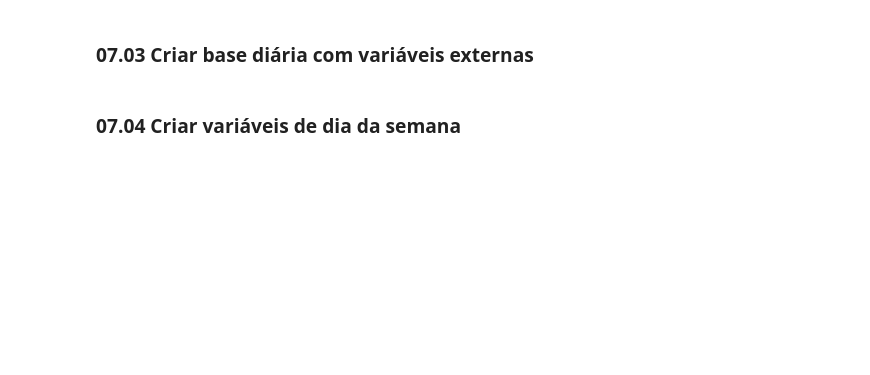
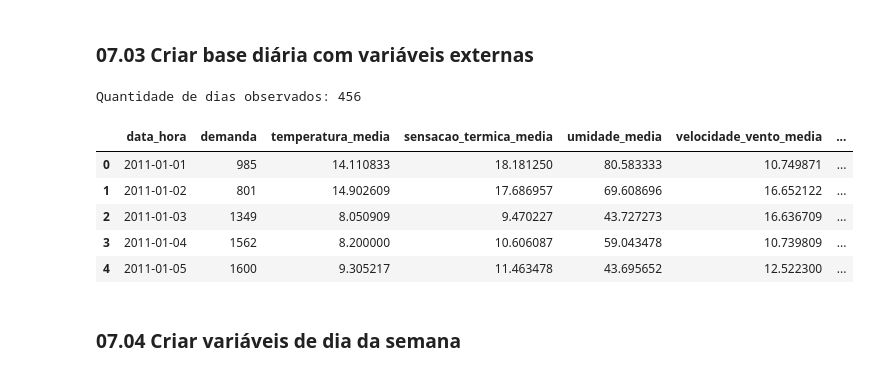
Before and after one commit to ariel-velardo/ALURA, a Jupyter notebook: series-temporais-bikes/notebooks/07_sarimax_variaveis_externas.ipynb, the cells around one changed output. Saved outputs shown, nothing was run; the diff lists cells and outputs as text; code cells hidden in the pictures; blank space fills up the shorter version.

```diff
--- a/series-temporais-bikes/notebooks/07_sarimax_variaveis_externas.ipynb
+++ b/series-temporais-bikes/notebooks/07_sarimax_variaveis_externas.ipynb
@@ -82,4 +150,36 @@ Por exemplo:
 # %% [markdown]
 ### 07.03 Criar base diária com variáveis externas
+# %%
+base_diaria = (
+    df.assign(data=df["data_hora"].dt.floor("D"))
+    .groupby("data", as_index=False)
+    .agg(demanda=("demanda", "sum"),
+         temperatura_media=("temperatura", "mean"),
+         sensacao_termica_media=("sensacao_termica", "mean"),
+         umidade_media=("umidade", "mean"),
+         velocidade_vento_media=("velocidade_vento", "mean"),
+         feriado=("feriado", "max"),
+         dia_util=("dia_util", "max"),
+         dia_semana=("dia_semana", "first"),
+         mes=("mes", "first")
+
+         )
+    .rename(columns={"data": "data_hora"})
+)
+
+
+
+print(f"Quantidade de dias observados: {base_diaria.shape[0]}")
+
+
+base_diaria.head()
+# %% [output]
+Quantidade de dias observados: 456
+|  | data_hora | demanda | temperatura_media | sensacao_termica_media | umidade_media | velocidade_vento_media | ... |
+| 0 | 2011-01-01 | 985 | 14.110833 | 18.181250 | 80.583333 | 10.749871 | ... |
+| 1 | 2011-01-02 | 801 | 14.902609 | 17.686957 | 69.608696 | 16.652122 | ... |
+| 2 | 2011-01-03 | 1349 | 8.050909 | 9.470227 | 43.727273 | 16.636709 | ... |
+| 3 | 2011-01-04 | 1562 | 8.200000 | 10.606087 | 59.043478 | 10.739809 | ... |
+| 4 | 2011-01-05 | 1600 | 9.305217 | 11.463478 | 43.695652 | 12.522300 | ... |
 # %% [markdown]
 ### 07.04 Criar variáveis de dia da semana
```
Also changed, not shown: parts of 9 cells of this notebook.
